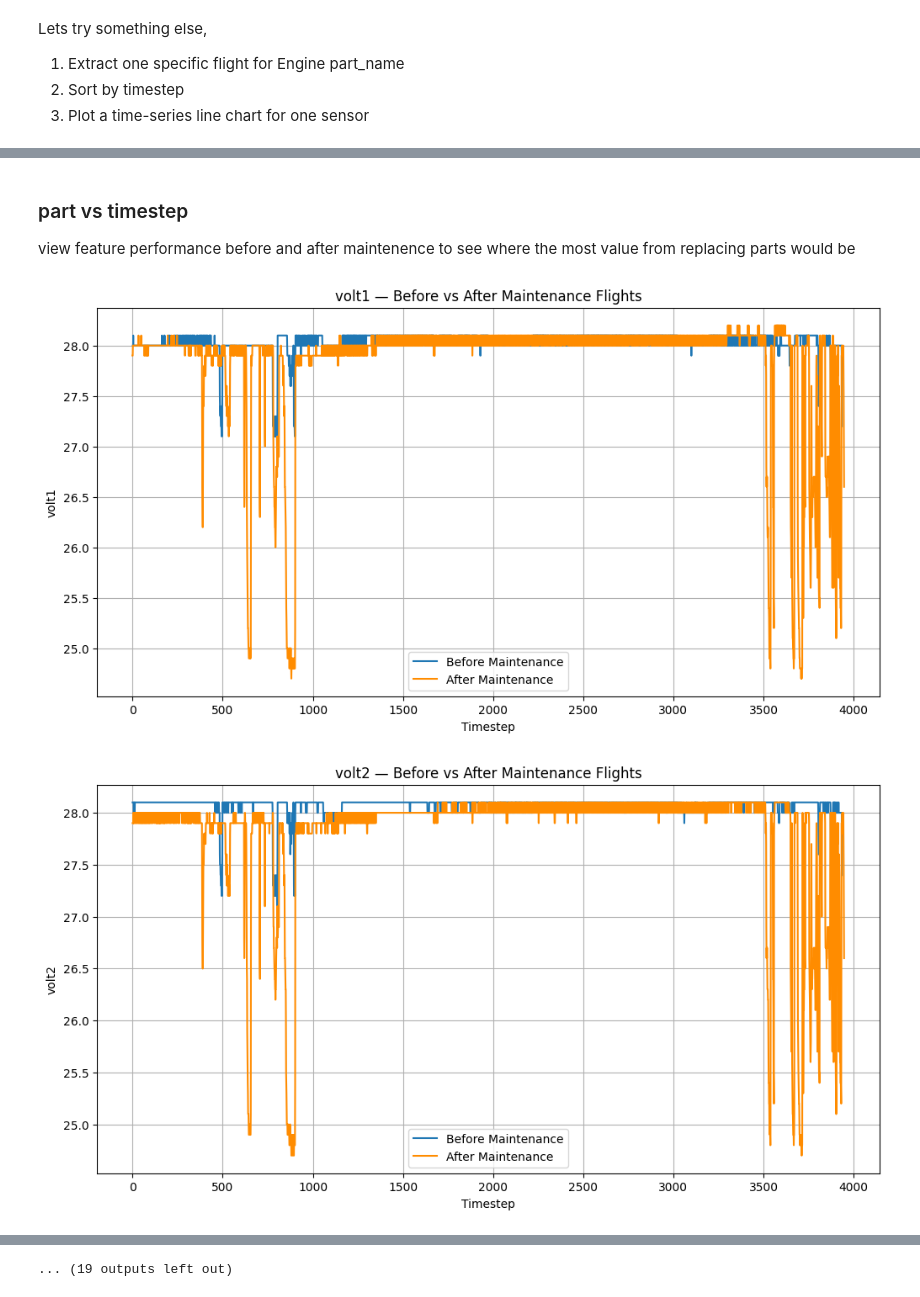
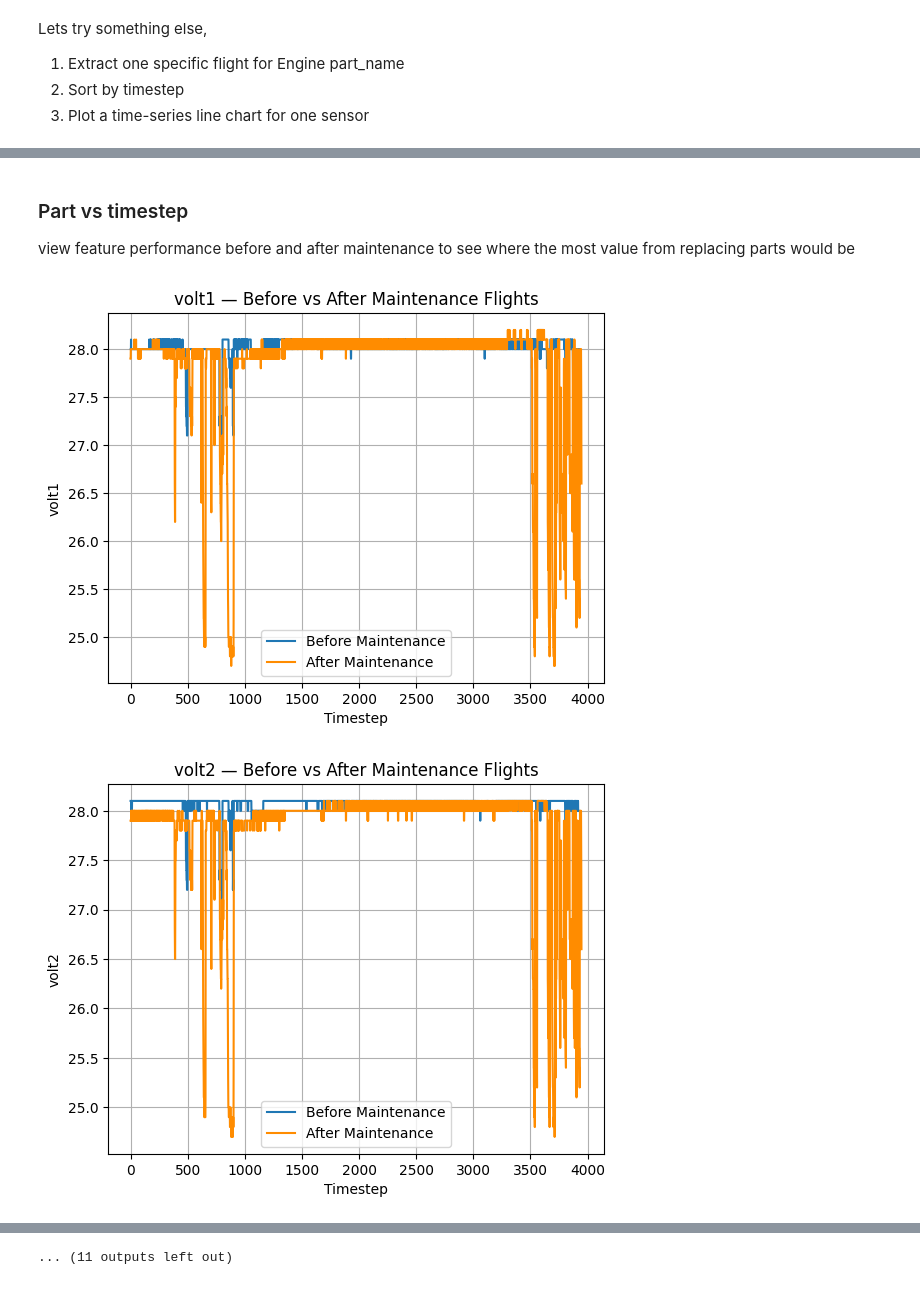
Before and after one commit to 4garriga/flights, a Jupyter notebook: src/eda.ipynb, the cells around one changed output, grey strips where cells are left out. Saved outputs shown, nothing was run; the diff lists cells and outputs as text; code cells hidden in the pictures.

```diff
--- a/src/eda.ipynb
+++ b/src/eda.ipynb
@@ -422,0 +480,3 @@ get_flight_df(1).head()
+# %%
+flight_df = get_flight_df(6866)
+flight_df.head()
@@ -561,5 +1122,7 @@ Name: proportion, dtype: float64
 # %%
-#also create near_failure column to hold 1 if the current flight was within 1-3 flights before maintenance
-hierarchy_df["near_failure"] = (hierarchy_df["number_flights_before"].between(1, 3)).astype(int)
-hierarchy_df.columns
+# also create near_failure column to hold 1 if the current flight was within 1-3 flights before maintenance
+hierarchy_df["near_failure"] = (
+    hierarchy_df["number_flights_before"].between(1, 3)
+).astype(int)
+hierarchy_df.head()
 # %% [output]
@@ -655,13 +1242,16 @@ plt.show()
 # %%
 # Manually found flight_id 6871 to have Engine issues and a before maintenance flight
+assert 6871 in before_maintenance_df["flight_id"].unique()
+
 # Manually found flight_id 6866 to have Engine issues and a After maintenance flight
+assert 6866 in after_maintenance_df["flight_id"].unique()
 
 # create df for before maintenance flight
-before_df = (hierarchy_df[hierarchy_df["flight_id"] == 6871].sort_values("timestep"))
+before_df = hierarchy_df[hierarchy_df["flight_id"] == 6871].sort_values("timestep")
 
 # create df for after maintenance flight
-after_df = (hierarchy_df[hierarchy_df["flight_id"] == 6866].sort_values("timestep"))
+after_df = hierarchy_df[hierarchy_df["flight_id"] == 6866].sort_values("timestep")
 
-after_df
+after_df.head()
 # %% [output]
 |  | flight_id | volt1 | volt2 | amp1 | amp2 | FQtyL | FQtyR | E1 FFlow | E1 OilT | E1 OilP | ... | ... |
@@ -692,26 +1264,49 @@ after_df
 # %% [markdown]
-### part vs timestep
-view feature performance before and after maintenence to see where the most value from replacing parts would be
+### Part vs timestep
+view feature performance before and after maintenance to see where the most value from replacing parts would be
 # %%
 features = [
-    'volt1', 'volt2', 'amp1', 'amp2', 'FQtyL', 'FQtyR',
-       'E1 FFlow', 'E1 OilT', 'E1 OilP', 'E1 RPM', 'E1 CHT1', 'E1 CHT2',
-       'E1 CHT3', 'E1 CHT4', 'E1 EGT1', 'E1 EGT2', 'E1 EGT3', 'E1 EGT4', 'OAT',
-       'IAS', 'VSpd', 'NormAc', 'AltMSL', 'timestep', 'cluster',
-       'Master Index', 'hierarchy', 'label', 'number_flights_before', 'target',
-       'near_failure']
+    "volt1",
+    "volt2",
+    "amp1",
+    "amp2",
+    "FQtyL",
+    "FQtyR",
+    "E1 FFlow",
+    "E1 OilT",
+    "E1 OilP",
+    "E1 RPM",
+    "E1 CHT1",
+    "E1 CHT2",
+    "E1 CHT3",
+    "E1 CHT4",
+    "E1 EGT1",
+    "E1 EGT2",
+    "E1 EGT3",
+    "E1 EGT4",
+    "OAT",
+    "IAS",
+    "VSpd",
+    "NormAc",
+    "AltMSL",
+]
 
 for feat in features:
-    plt.figure(figsize=(12,6))
-    plt.plot(before_df["timestep"], before_df[feat], label=f"Before Maintenance")
-    plt.plot(after_df["timestep"], after_df[feat], label=f"After Maintenance", color="darkorange")
+    # plt.figure(figsize=(12, 6))
+    plt.plot(before_df["timestep"], before_df[feat], label="Before Maintenance")
+    plt.plot(
+        after_df["timestep"],
+        after_df[feat],
+        label="After Maintenance",
+        color="darkorange",
+    )
 
-    plt.title(f'{feat} — Before vs After Maintenance Flights')
+    plt.title(f"{feat} — Before vs After Maintenance Flights")
     plt.xlabel("Timestep")
     plt.ylabel(feat)
     plt.legend()
     plt.grid(True)
     plt.show()
 # %% [output]
-[figure, old version]
+[figure, new version]
-[figure, old version]
+[figure, new version]
@@ -728 +1323 @@ for feat in features:
-... (19 outputs left out)
+... (11 outputs left out)
```
Also changed, not shown: parts of 78 cells of this notebook.
